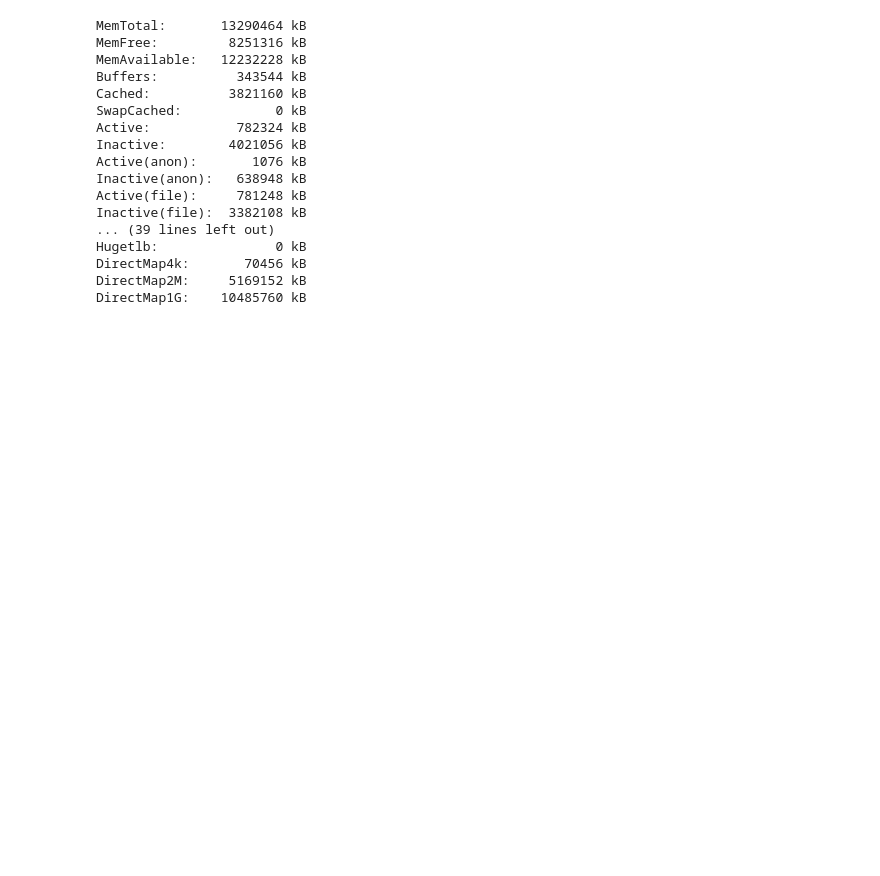
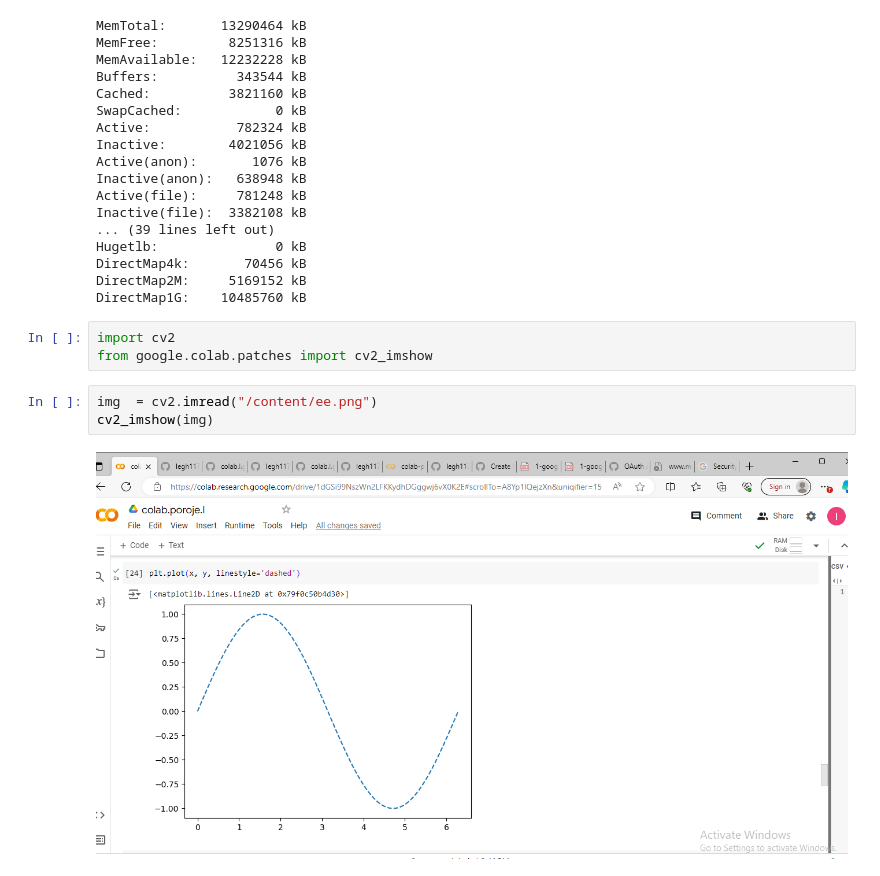
Before and after one commit to legh1179/colab.l.g., a Jupyter notebook: colab_poroje_l.ipynb, the cells around one changed output. Saved outputs shown, nothing was run; the diff lists cells and outputs as text; blank space fills up the shorter version.

```diff
--- a/colab_poroje_l.ipynb
+++ b/colab_poroje_l.ipynb
@@ -243,3 +332,11 @@ Hugetlb:               0 kB
 DirectMap4k:       70456 kB
 DirectMap2M:     5169152 kB
 DirectMap1G:    10485760 kB
+# %%
+import cv2
+from google.colab.patches import cv2_imshow
+# %%
+img  = cv2.imread("/content/ee.png")
+cv2_imshow(img)
+# %% [output]
+[figure, added]
```
Also changed, not shown: parts of 28 cells of this notebook.
